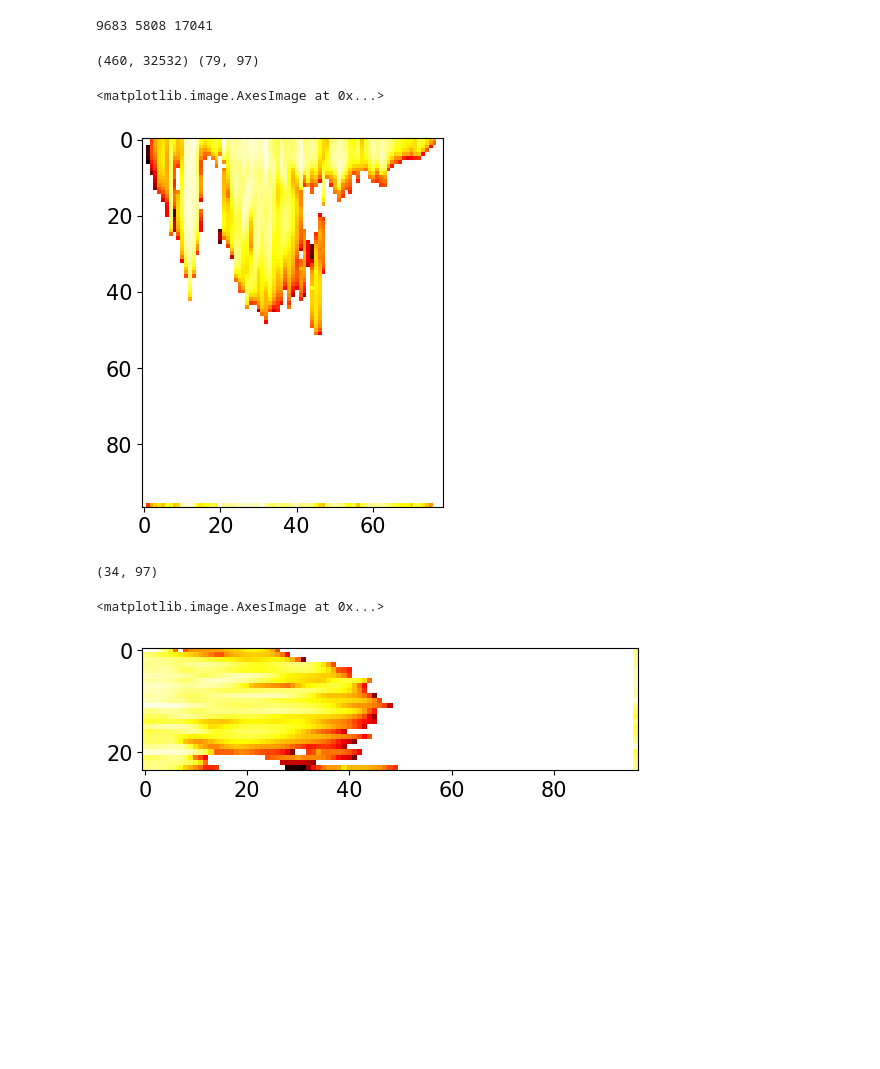
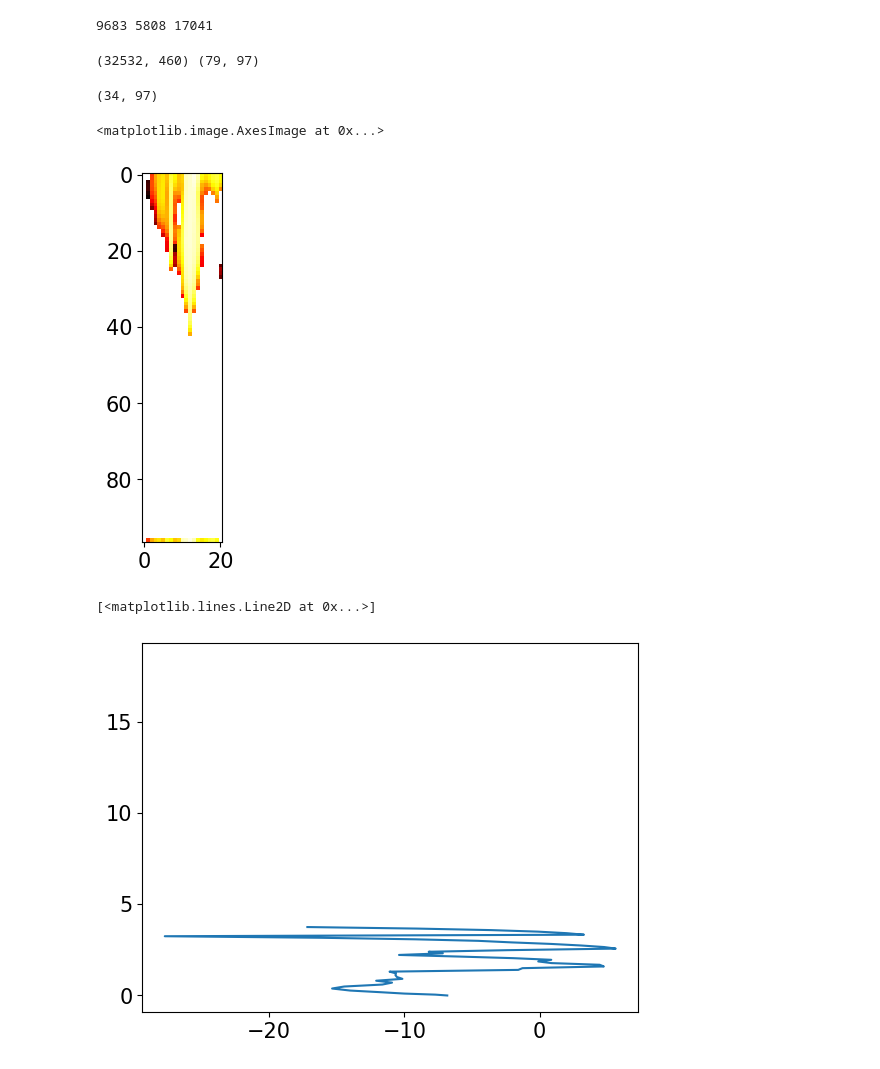
Before and after one commit to eliotperrin/Mixed-phase-cloud-with-CR-SIM, a Jupyter notebook: Comparaison.ipynb, the cells around one changed output. Cells and saved outputs as stored; diff of their text form; code cells hidden in the pictures; blank space fills up the shorter version.

```diff
--- a/Comparaison.ipynb
+++ b/Comparaison.ipynb
@@ -251,37 +253,45 @@ print(len(periode1_datas), len(periode2_datas), len(periode3_datas))
 # %% [output]
 9683 5808 17041
 # %%
-refl_datas = Ze_plot.T
-refl_model = REFL[spin_up-1:end].T
+refl_datas = Ze_plot
+refl_model = REFL[spin_up-1:end]
 
 print(refl_datas.shape, refl_model.shape)
 # %% [output]
-(460, 32532) (79, 97)
+(32532, 460) (79, 97)
-# %%
-plt.imshow(REFL[spin_up-1:end].T, cmap='hot', interpolation='nearest')
-# %% [output]
-<matplotlib.image.AxesImage at 0x...>
-[figure, removed]
 # %%
+"""
+In this cell
+"""
+
 wrf_time = np.array(wrf_time[spin_up-1:end])
 dates = np.array([np.datetime64(d) for d in wrf_time])
 
-# Trouver les indices correspondant aux dates de début et de fin de chaque période
 start1 = np.where(dates <= np.datetime64('2021-12-18T06:30:00'))[0][-1] + 1
 end1 = np.where(dates <= np.datetime64('2021-12-18T18:30:00'))[0][-1] + 1
 start2 = end1
 end2 = np.where(dates <= np.datetime64('2021-12-19T12:00:00'))[0][-1] + 1
 
-# Extraire les sous-ensembles de données correspondants
 data1 = refl_model[:start1,:]
 data2 = refl_model[start1:end1,:]
-data3 = refl_model[end1:end2,:]
+data3 = refl_model[start2:end2,:]
 
 print(data3.shape)
 # %% [output]
 (34, 97)
-# %%
-plt.imshow(data2, cmap='hot')
-# %% [output]
-<matplotlib.image.AxesImage at 0x...>
-[figure, removed]
+# %%
+data1 = data1.T
+data2 = data2.T
+data3 = data3.T
+
+median_refl = np.nanmedian(data1, axis=1)
+
+plt.imshow(data1, cmap='hot')
+# %% [output]
+<matplotlib.image.AxesImage at 0x...>
+[figure, added]
+# %%
+plt.plot(median_refl,(to_np(ZZ)/1000))
+# %% [output]
+[<matplotlib.lines.Line2D at 0x...>]
+[figure, added]
```
Also changed, not shown: parts of 1 cell of this notebook, 1 other file.
